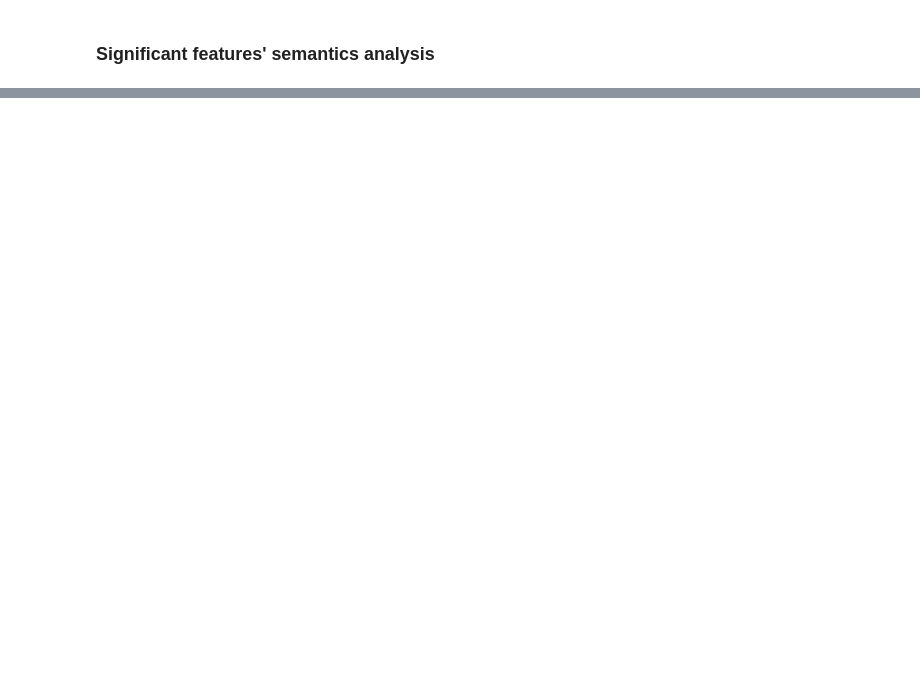
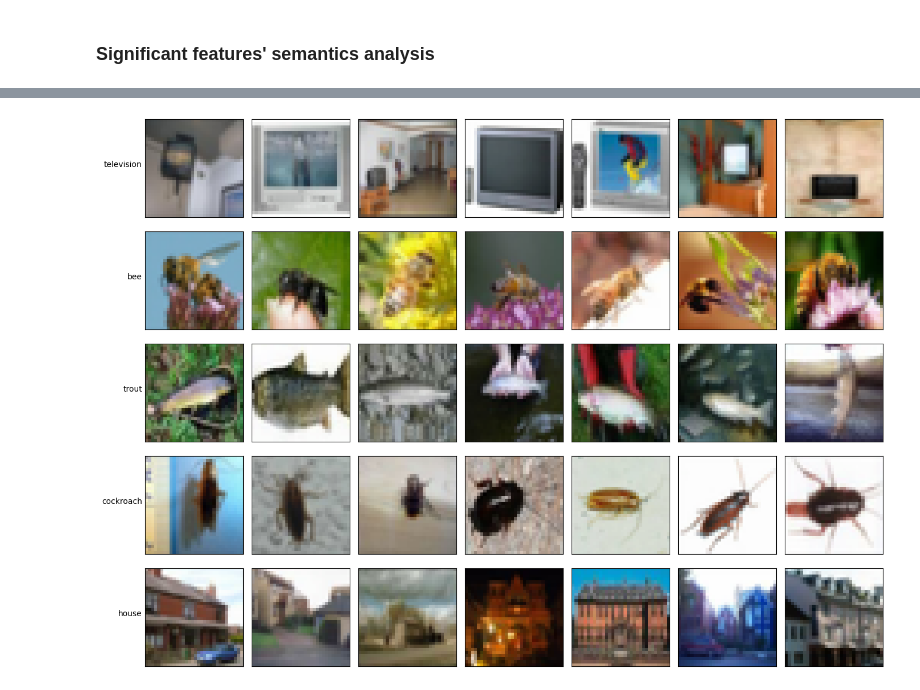
Before and after one commit to Ali-AliAli-Ali/binarize-inverse-interpret, a Jupyter notebook: regnetx_imagenet/bin_features_imagenet_cifar.ipynb, the cells around one changed output, grey strips where cells are left out. Cells and saved outputs as stored; diff of their text form; code cells hidden in the pictures; blank space fills up the shorter version.

```diff
--- a/regnetx_imagenet/bin_features_imagenet_cifar.ipynb
+++ b/regnetx_imagenet/bin_features_imagenet_cifar.ipynb
@@ -603,0 +659,4 @@ top_classes_significance["top_classes"], top_classes_significance["bottom_classe
+# %%
+display_classes_examples(val_loader, top_classes_significance["bottom_classes_ids"], 7)
+# %% [output]
+[figure, added]
```
Also changed, not shown: parts of 10 cells of this notebook, 1 other file.
